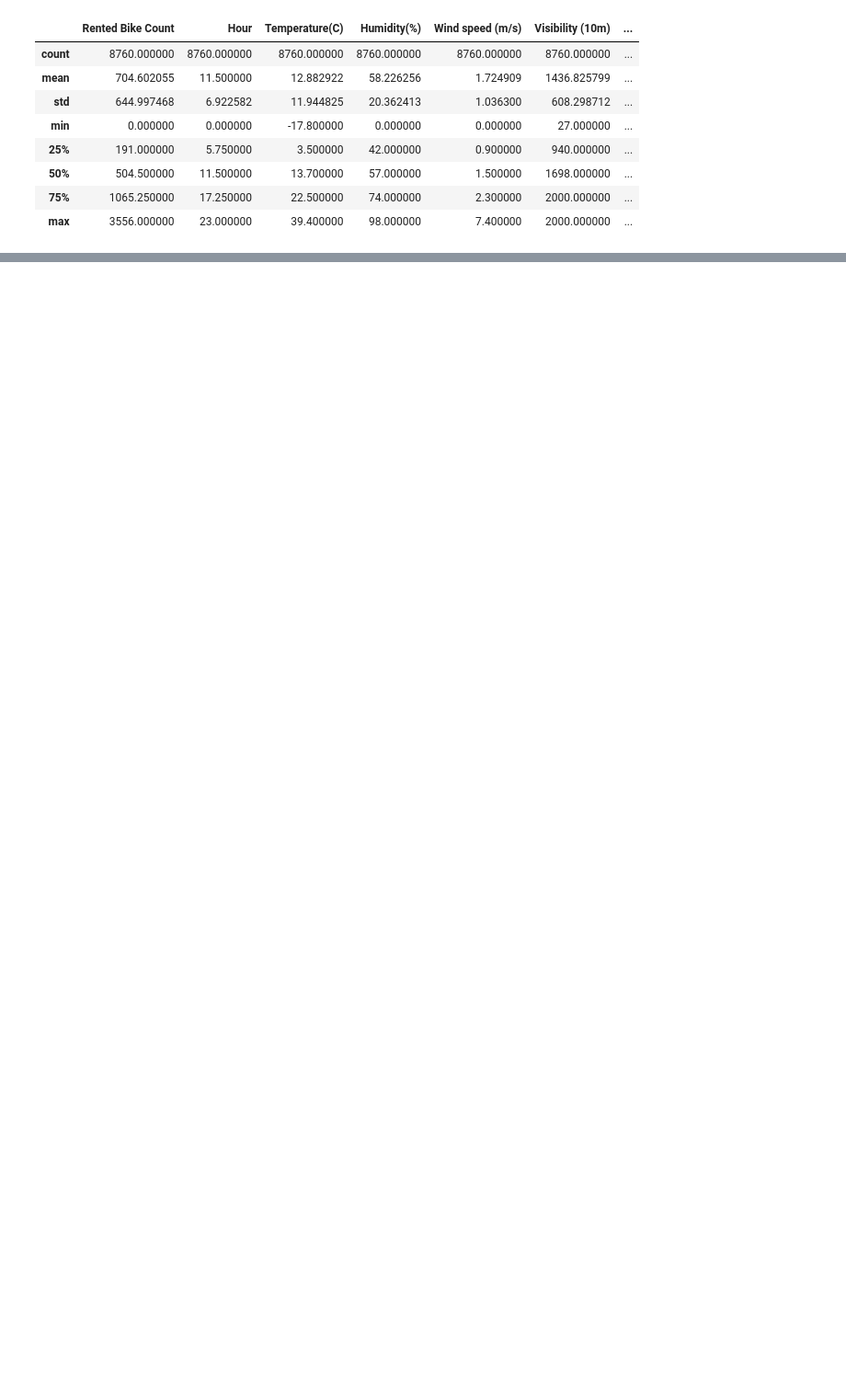
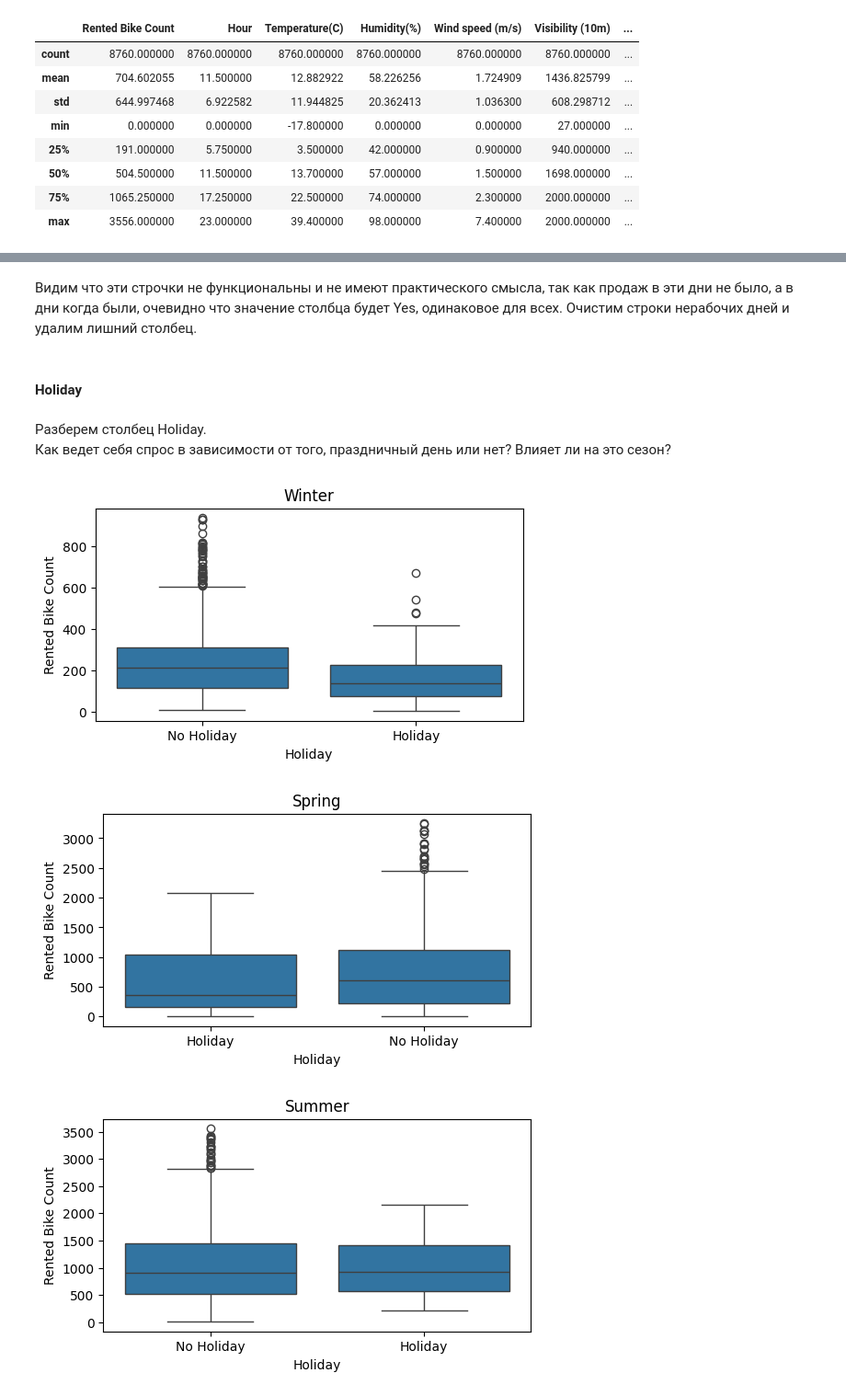
Before and after one commit to stafillok0k/DS-study, a Jupyter notebook: my-first/damn_bicycles.ipynb, the cells around one changed output, grey strips where cells are left out. Shown at 92% size. Saved outputs shown, nothing was run; the diff lists cells and outputs as text; code cells hidden in the pictures; blank space fills up the shorter version.

```diff
--- a/my-first/damn_bicycles.ipynb
+++ b/my-first/damn_bicycles.ipynb
@@ -74,0 +91,20 @@ See https://pandas.pydata.org/docs/user_guide/migration-3-strings.html#string-mi
+# %% [markdown]
+Видим что эти строчки не функциональны и не имеют практического смысла, так как продаж в эти дни не было, а в дни когда были, очевидно что значение столбца будет Yes, одинаковое для всех. Очистим строки нерабочих дней и удалим лишний столбец.
+# %%
+df = df[df['Functioning Day'] == 'Yes']
+df = df.drop(columns='Functioning Day')
+# %% [markdown]
+#### Holiday
+# %% [markdown]
+Разберем столбец Holiday.
+Как ведет себя спрос в зависимости от того, праздничный день или нет? Влияет ли на это сезон?
+# %%
+for season in df['Seasons'].unique():
+    plt.figure(figsize=(6, 3))
+    sns.boxplot(data=df[df['Seasons'] == f'{season}'], x='Holiday', y='Rented Bike Count')
+    plt.title(season)
+    plt.show()
+# %% [output]
+[figure, added]
+[figure, added]
+[figure, added]
```
Also changed, not shown: parts of 11 cells of this notebook.
